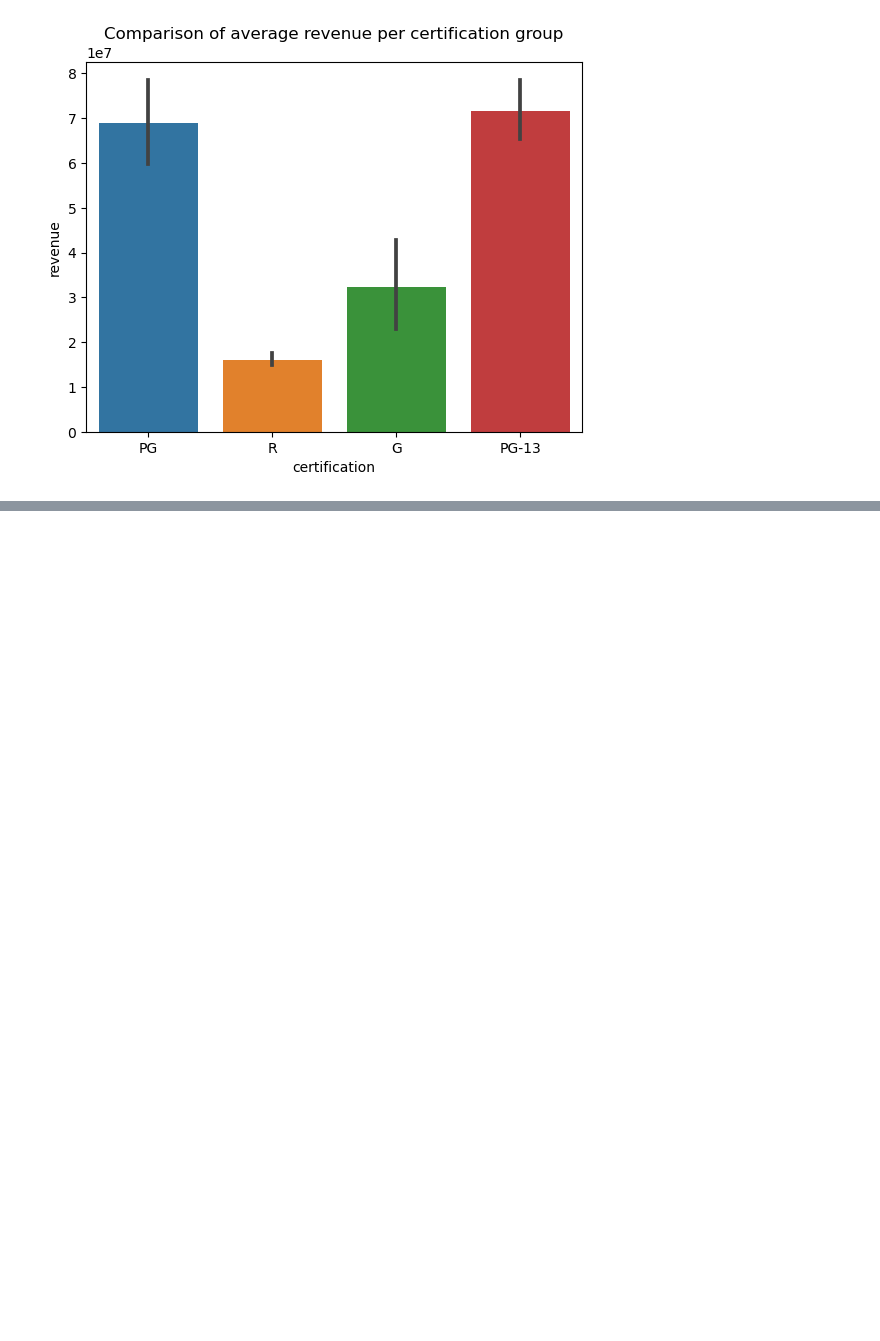
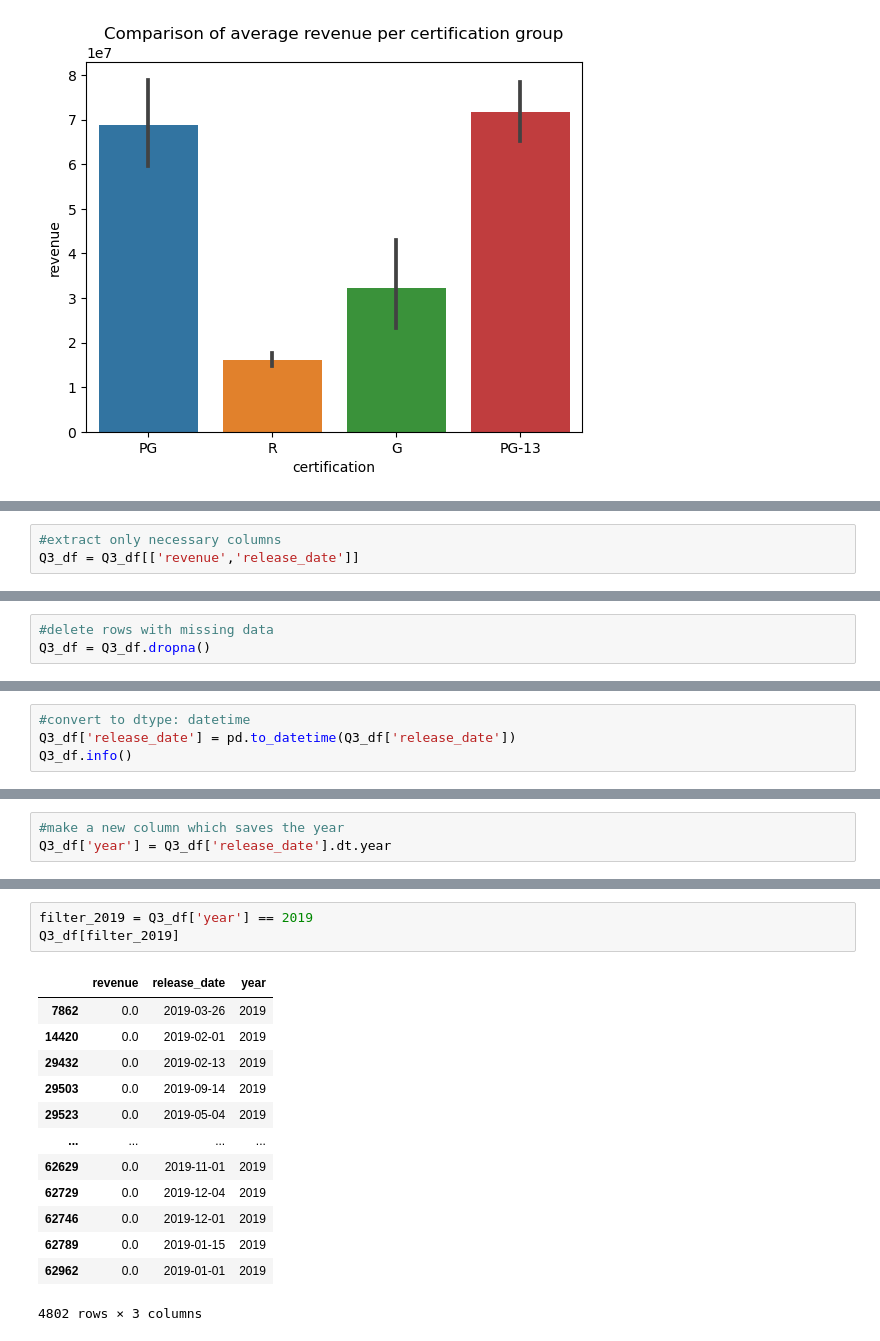
Before and after one commit to ericakitano/Project-3---Movies, a Jupyter notebook: Part 4 - Hypothesis_Testing.ipynb, the cells around one changed output, grey strips where cells are left out. Saved outputs shown, nothing was run; the diff lists cells and outputs as text; blank space fills up the shorter version.

```diff
--- a/Part 4 - Hypothesis_Testing.ipynb
+++ b/Part 4 - Hypothesis_Testing.ipynb
@@ -877,0 +904,3 @@ Text(0.5, 1.0, 'Revenue by Movie Length')
+# %%
+#extract only necessary columns
+Q3_df = Q3_df[['revenue','release_date']]
@@ -877,0 +919,3 @@ Text(0.5, 1.0, 'Revenue by Movie Length')
+# %%
+#delete rows with missing data
+Q3_df = Q3_df.dropna()
@@ -877,0 +955,4 @@ Text(0.5, 1.0, 'Revenue by Movie Length')
+# %%
+#convert to dtype: datetime
+Q3_df['release_date'] = pd.to_datetime(Q3_df['release_date'])
+Q3_df.info()
@@ -877,0 +969,3 @@ Text(0.5, 1.0, 'Revenue by Movie Length')
+# %%
+#make a new column which saves the year
+Q3_df['year'] = Q3_df['release_date'].dt.year
@@ -877,0 +981,17 @@ Text(0.5, 1.0, 'Revenue by Movie Length')
+# %%
+filter_2019 = Q3_df['year'] == 2019
+Q3_df[filter_2019]
+# %% [output]
+|  | revenue | release_date | year |
+| 7862 | 0.0 | 2019-03-26 | 2019 |
+| 14420 | 0.0 | 2019-02-01 | 2019 |
+| 29432 | 0.0 | 2019-02-13 | 2019 |
+| 29503 | 0.0 | 2019-09-14 | 2019 |
+| 29523 | 0.0 | 2019-05-04 | 2019 |
+| ... | ... | ... | ... |
+| 62629 | 0.0 | 2019-11-01 | 2019 |
+| 62729 | 0.0 | 2019-12-04 | 2019 |
+| 62746 | 0.0 | 2019-12-01 | 2019 |
+| 62789 | 0.0 | 2019-01-15 | 2019 |
+| 62962 | 0.0 | 2019-01-01 | 2019 |
+4802 rows × 3 columns
```
Also changed, not shown: parts of 149 cells of this notebook.
